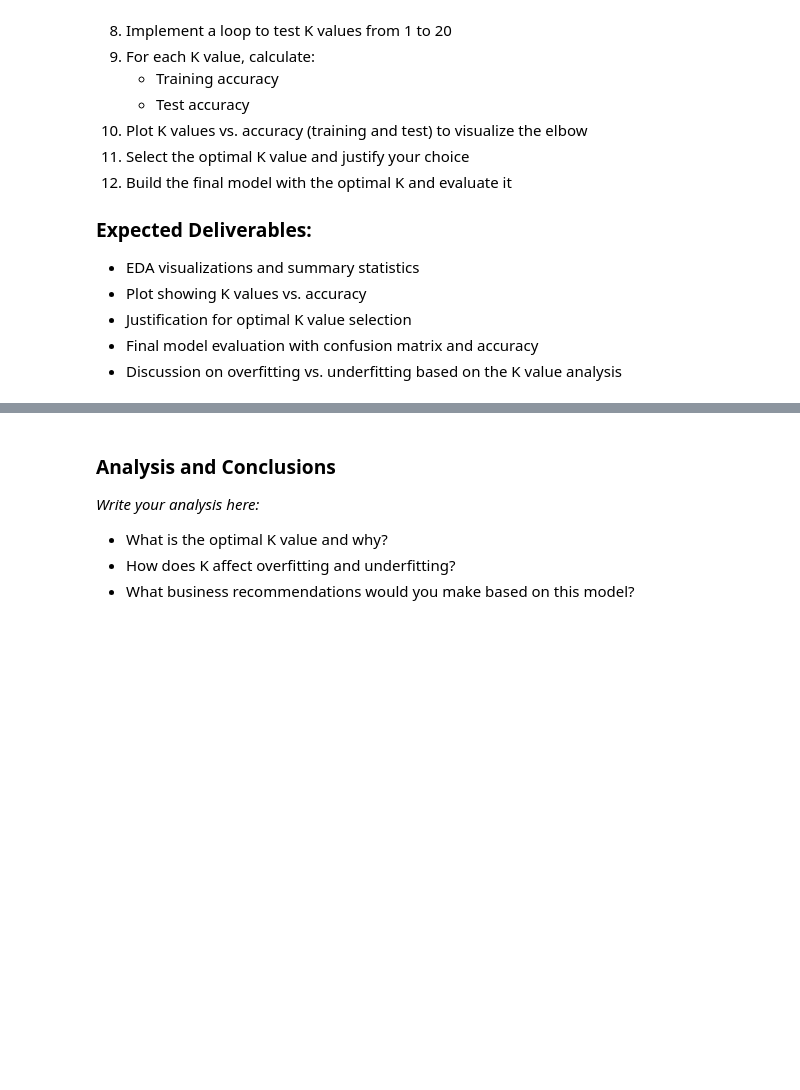
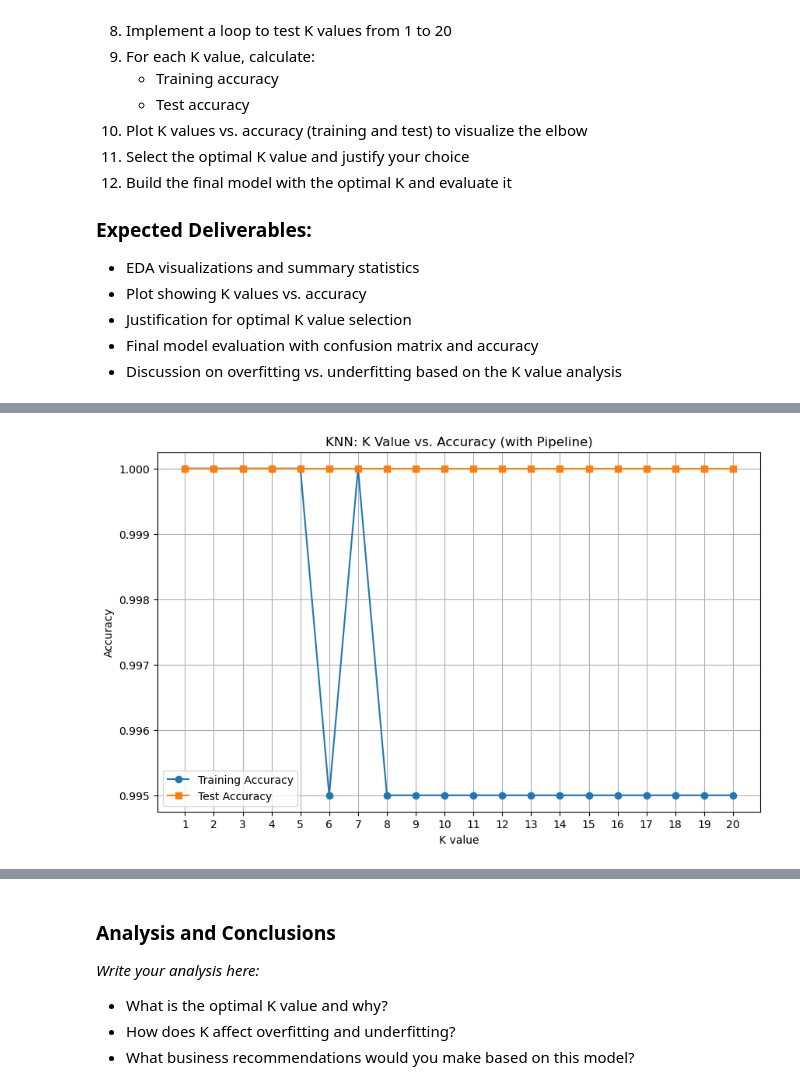
Before and after one commit to Blessing-Ekeh/dataraflow-week17-Classification-models, a Jupyter notebook: Take Home.ipynb, the cells around one changed output, grey strips where cells are left out. Saved outputs shown, nothing was run; the diff lists cells and outputs as text; code cells hidden in the pictures; blank space fills up the shorter version.

```diff
--- a/Take Home.ipynb
+++ b/Take Home.ipynb
@@ -409,6 +534,40 @@ These assignments require deeper analysis and application of the concepts learne
 # %%
 # Prepare data: separate features/target, split, scale
+X = assignment1_data.drop(['Customer_ID', 'Will_Buy_Premium'], axis=1)
+Y = assignment1_data['Will_Buy_Premium']
+
+X_train, X_test, Y_train, Y_test = train_test_split(X, Y, test_size= 0.2, random_state=42)
+
+preprocessor = ColumnTransformer(transformers=[('num', StandardScaler(), numerical_features),
+                                               ('cat', OneHotEncoder(drop='first'), categorical_features)
+                                               ])
 # %%
 # Test different K values (1 to 20)
+train_acc = []
+test_acc = []
+k_values = range(1, 21)
+
+for k in k_values:
+    knn_pipeline = Pipeline([
+        ('preprocess', preprocessor),
+        ('knn', KNeighborsClassifier(n_neighbors=k))
+    ])
+
+    knn_pipeline.fit(X_train, Y_train)
+
+    train_acc.append(knn_pipeline.score(X_train, Y_train))
+    test_acc.append(knn_pipeline.score(X_test, Y_test))
 # %%
 # Plot K values vs accuracy
+plt.figure(figsize=(10,6))
+plt.plot(k_values, train_acc, marker='o', label='Training Accuracy')
+plt.plot(k_values, test_acc, marker='s', label='Test Accuracy')
+plt.xlabel('K value')
+plt.ylabel('Accuracy')
+plt.title('KNN: K Value vs. Accuracy (with Pipeline)')
+plt.xticks(k_values)
+plt.legend()
+plt.grid(True)
+plt.show()
+# %% [output]
+[figure, added]
```
Also changed, not shown: parts of 15 cells of this notebook.
